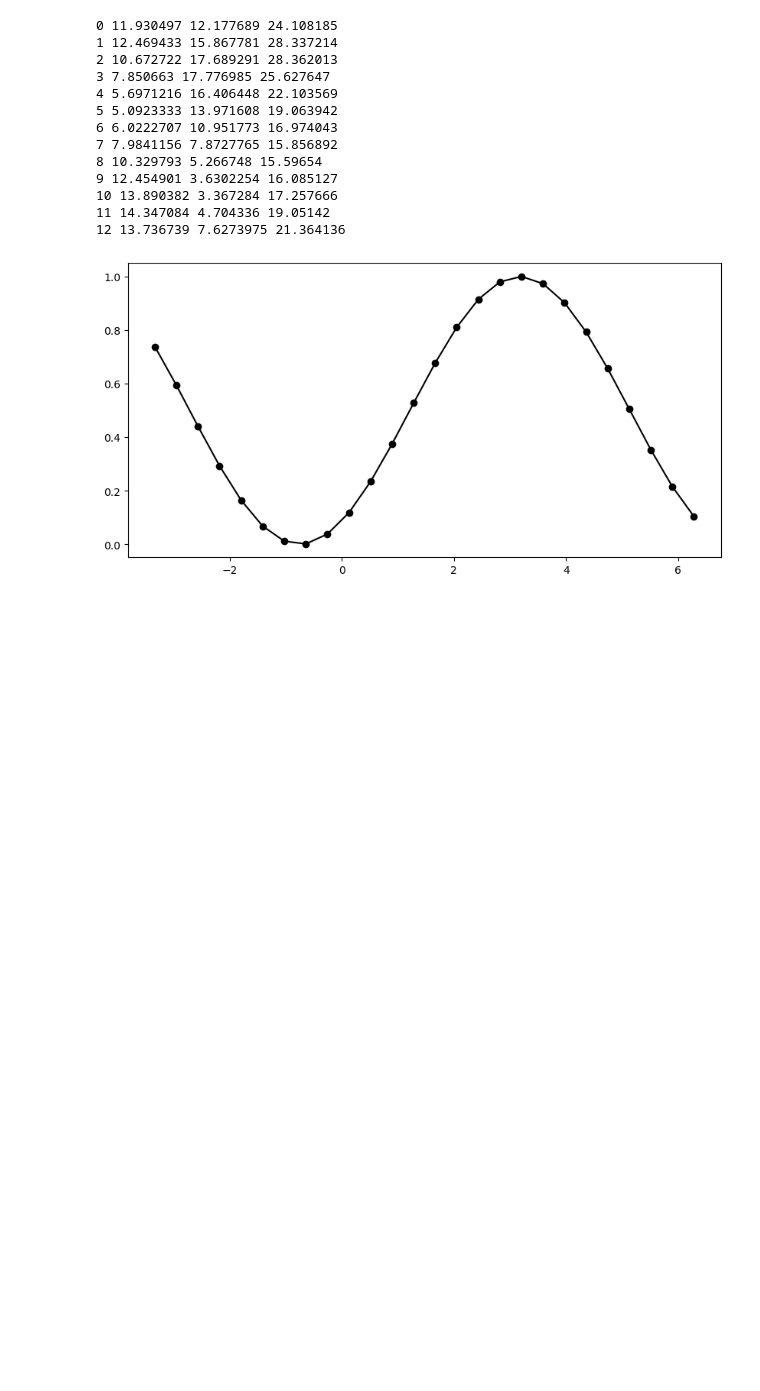
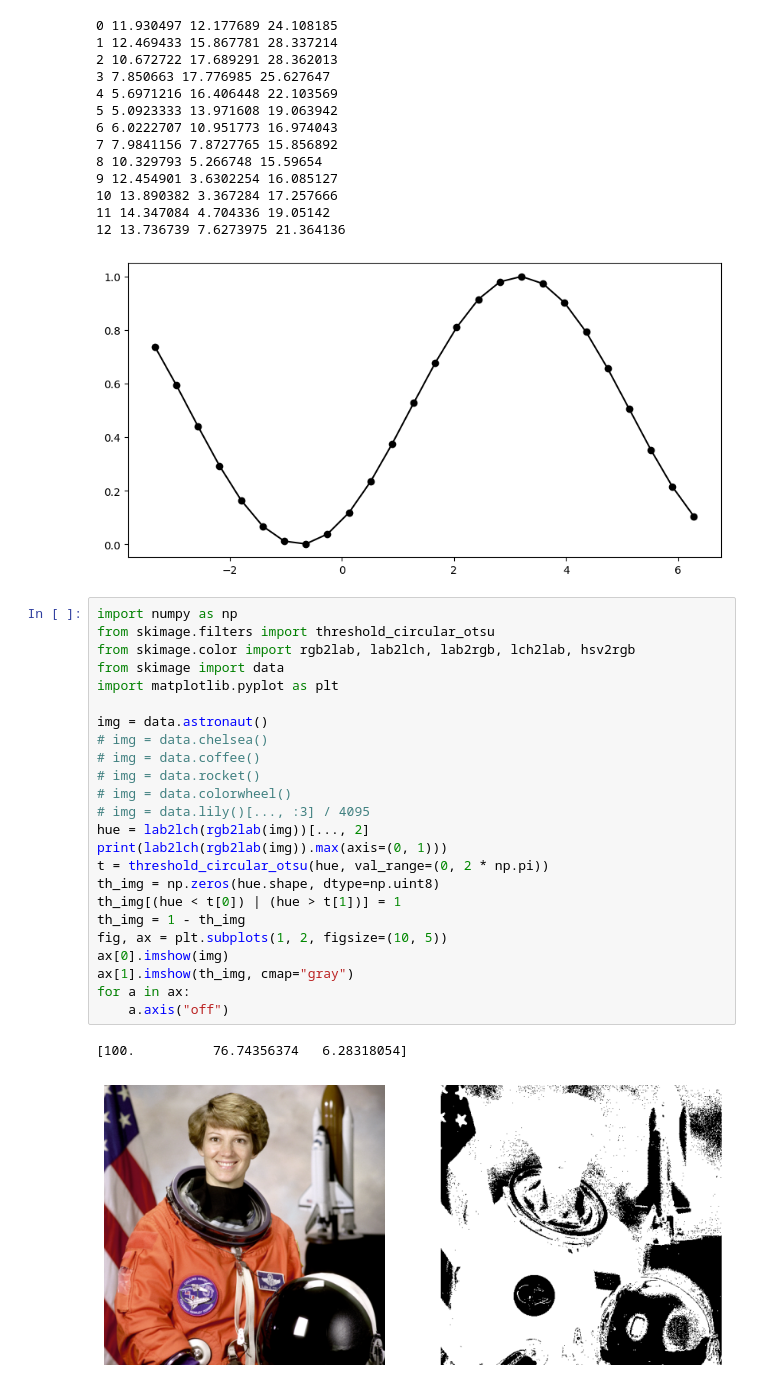
Before and after one commit to pohlt/scikit-image, a Jupyter notebook: __co/co.ipynb, the cells around one changed output. Cells and saved outputs as stored; diff of their text form; blank space fills up the shorter version.

```diff
--- a/__co/co.ipynb
+++ b/__co/co.ipynb
@@ -388,3 +382,30 @@ co_th = circular_otsu_naive(x, h)
 11 14.347084 4.704336 19.05142
 12 13.736739 7.6273975 21.364136
 [figure]
+# %%
+import numpy as np
+from skimage.filters import threshold_circular_otsu
+from skimage.color import rgb2lab, lab2lch, lab2rgb, lch2lab, hsv2rgb
+from skimage import data
+import matplotlib.pyplot as plt
+
+img = data.astronaut()
+# img = data.chelsea()
+# img = data.coffee()
+# img = data.rocket()
+# img = data.colorwheel()
+# img = data.lily()[..., :3] / 4095
+hue = lab2lch(rgb2lab(img))[..., 2]
+print(lab2lch(rgb2lab(img)).max(axis=(0, 1)))
+t = threshold_circular_otsu(hue, val_range=(0, 2 * np.pi))
+th_img = np.zeros(hue.shape, dtype=np.uint8)
+th_img[(hue < t[0]) | (hue > t[1])] = 1
+th_img = 1 - th_img
+fig, ax = plt.subplots(1, 2, figsize=(10, 5))
+ax[0].imshow(img)
+ax[1].imshow(th_img, cmap="gray")
+for a in ax:
+    a.axis("off")
+# %% [output]
+[100.          76.74356374   6.28318054]
+[figure, added]
```
Also changed, not shown: parts of 3 cells of this notebook, 4 other files.
